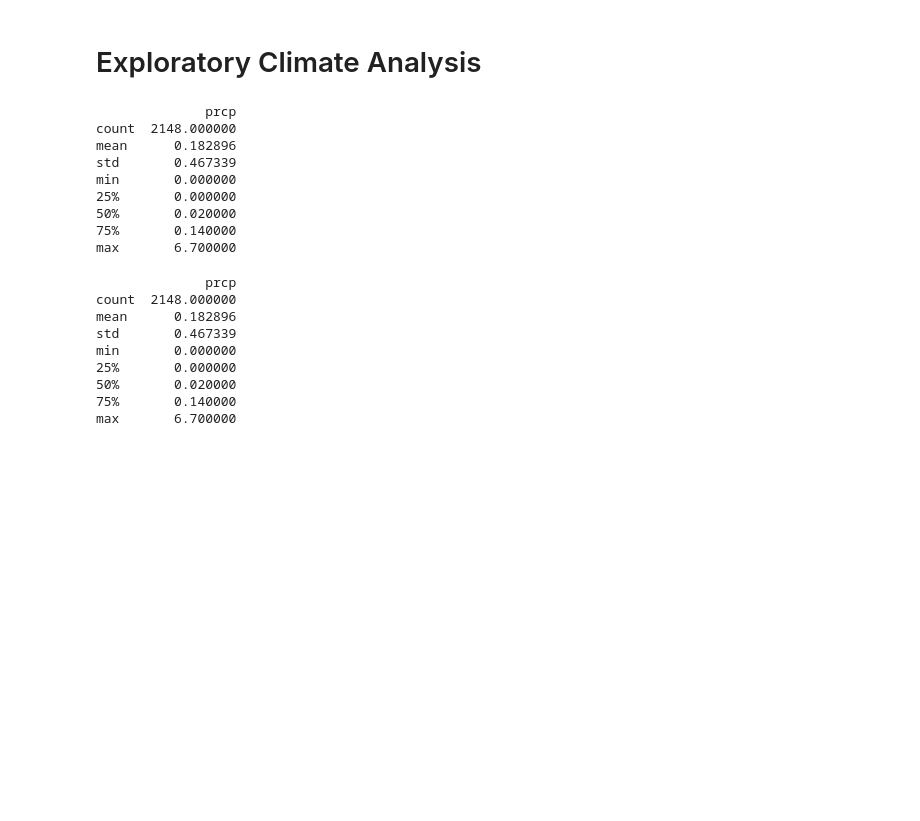
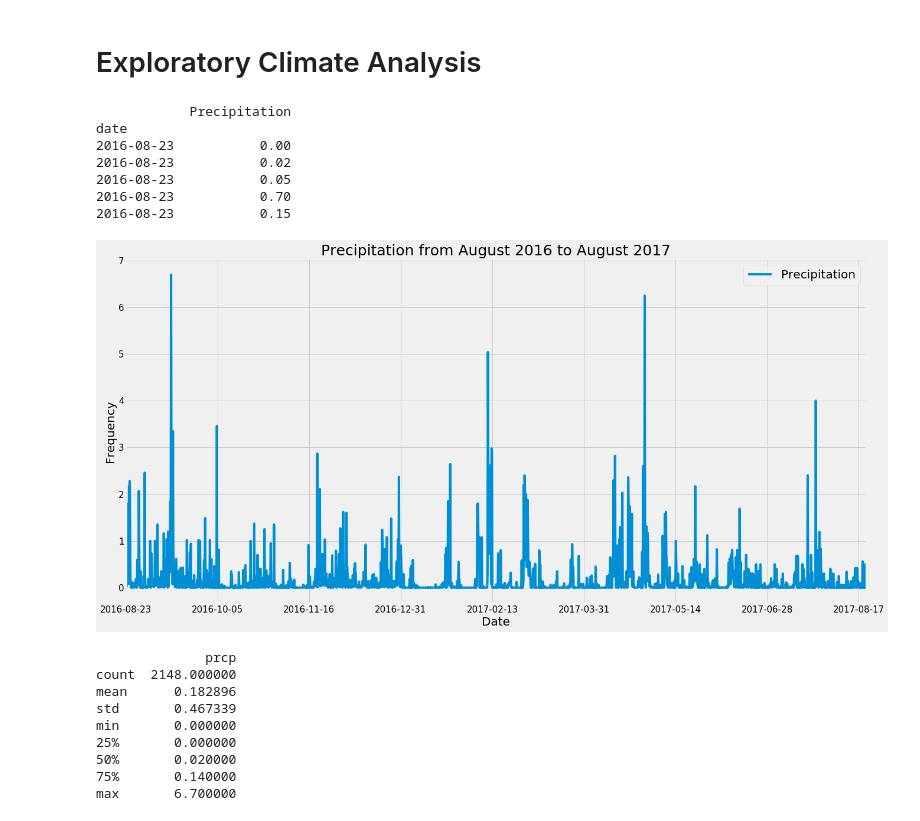
Before and after one commit to josephsy96/sqlalchemy-challenge, a Jupyter notebook: climate_starter.ipynb, the cells around one changed output. Drawn from its saved outputs; the diff is of its cells as text; code cells hidden in the pictures; blank space fills up the shorter version.

Commit message:
add prcp chart

```diff
--- a/climate_starter.ipynb
+++ b/climate_starter.ipynb
@@ -41,33 +42,42 @@ session = Session(engine)
 # %%
 # Design a query to retrieve the last 12 months of precipitation data and plot the results
 m_prec = session.query(Measurement.prcp,Measurement.date).\
-    filter(Measurement.date.between('2016-08-01','2017-12-31')).statement
+    filter(Measurement.date.between('2016-08-23','2017-08-23')).statement
 
 # Perform a query to retrieve the data and precipitation scores
 
 m_df = pd.read_sql(m_prec,session.bind)
 m_df = m_df.dropna()
 
 # Save the query results as a Pandas DataFrame and set the index to the date column
 m_df = m_df.set_index('date')
 
-print(m_df.describe())
+m_df
 
 # Sort the dataframe by date
 m_sort = m_df.sort_values(by='date',ascending=True)
+m_sort.columns = ['Precipitation']
 
+print(m_sort.head())
+# Use Pandas Plotting with Matplotlib to plot the data
+m_sort.plot(kind="line",figsize=(20,10));
 
-# Use Pandas Plotting with Matplotlib to plot the data
+#Format chart
+plt.title("Precipitation from August 2016 to August 2017",size=25)
+plt.xlabel('Date',size=20)
+plt.ylabel('Frequency',size=20)
+plt.yticks(size=15)
+plt.xticks(size=15)
+plt.legend(prop={'size':20});
 # %% [output]
-              prcp
-count  2148.000000
-mean      0.182896
-std       0.467339
-min       0.000000
-25%       0.000000
-50%       0.020000
-75%       0.140000
-max       6.700000
+            Precipitation
+date
+2016-08-23           0.00
+2016-08-23           0.02
+2016-08-23           0.05
+2016-08-23           0.70
+2016-08-23           0.15
+[figure, added]
 # %%
 # Use Pandas to calcualte the summary statistics for the precipitation data
 print(m_sort.describe())
```
Also changed, not shown: parts of 2 cells of this notebook.
